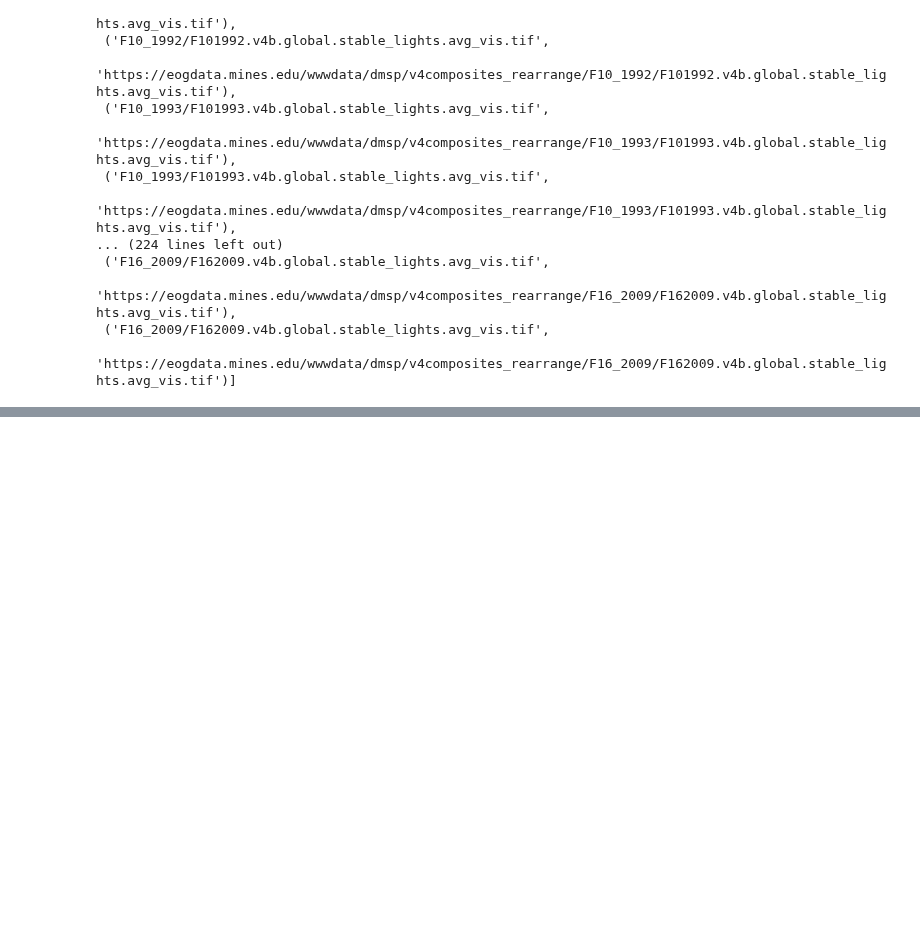
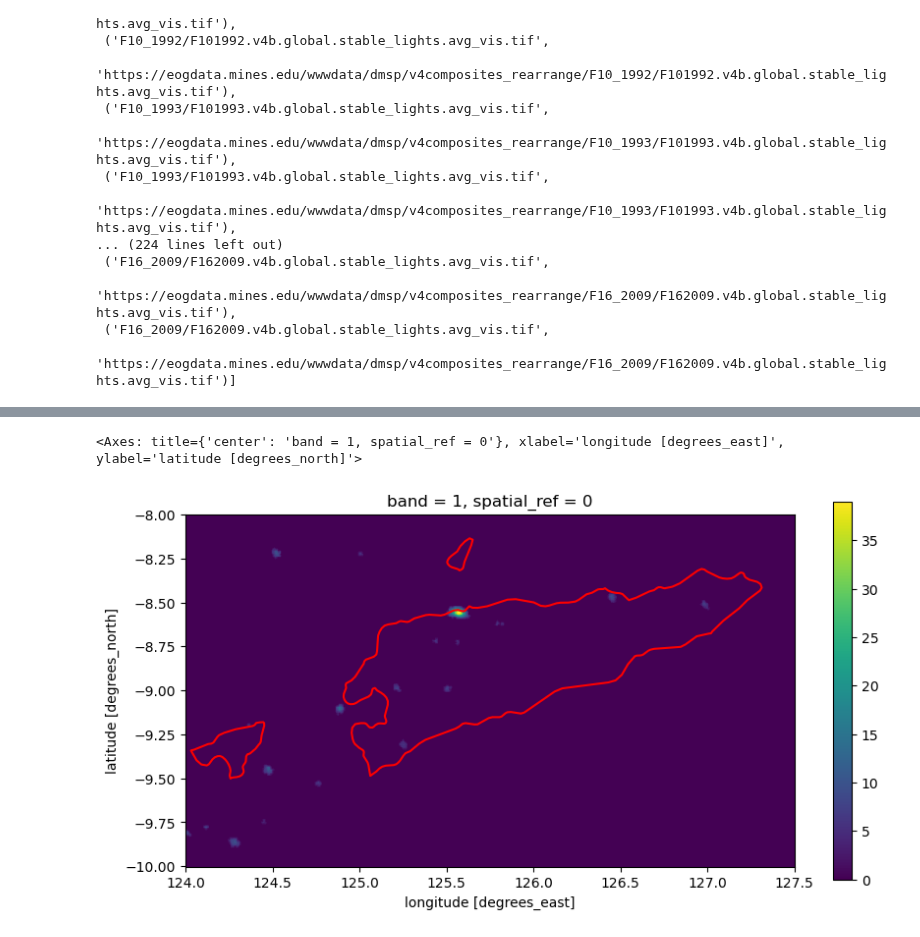
Before and after one commit to felixschulz385/growth-and-temperature, a Jupyter notebook: code/experiments/grid.ipynb, the cells around one changed output, grey strips where cells are left out. Drawn from its saved outputs; the diff is of its cells as text; code cells hidden in the pictures; blank space fills up the shorter version.

```diff
--- a/code/experiments/grid.ipynb
+++ b/code/experiments/grid.ipynb
@@ -612,0 +702,10 @@ file_urls
+# %%
+# bounds of Timor-Leste
+timor_leste = gpd.read_file("data/auxiliary/geography/ne_10m_admin_0_countries/ne_10m_admin_0_countries.shp", engine="pyogrio").query("SOV_A3=='TLS'")
+# floor lower bounds (0,1) / ceil upper bounds (2,3) to 0.5 degree
+timor_leste_bounds = [
+    np.floor(timor_leste.total_bounds[0] * 2) / 2,
+    np.floor(timor_leste.total_bounds[1] * 2) / 2,
+    np.ceil(timor_leste.total_bounds[2] * 2) / 2,
+    np.ceil(timor_leste.total_bounds[3] * 2) / 2
+]
@@ -612,0 +797,8 @@ file_urls
+# %%
+fig, ax = plt.subplots(figsize=(10, 5))
+resampled_raster.squeeze().plot.imshow(ax=ax)
+# plot map of Timor-Leste
+timor_leste.boundary.plot(ax=ax, color = "red")
+# %% [output]
+<Axes: title={'center': 'band = 1, spatial_ref = 0'}, xlabel='longitude [degrees_east]', ylabel='latitude [degrees_north]'>
+[figure, added]
```
Also changed, not shown: parts of 14 cells of this notebook.
